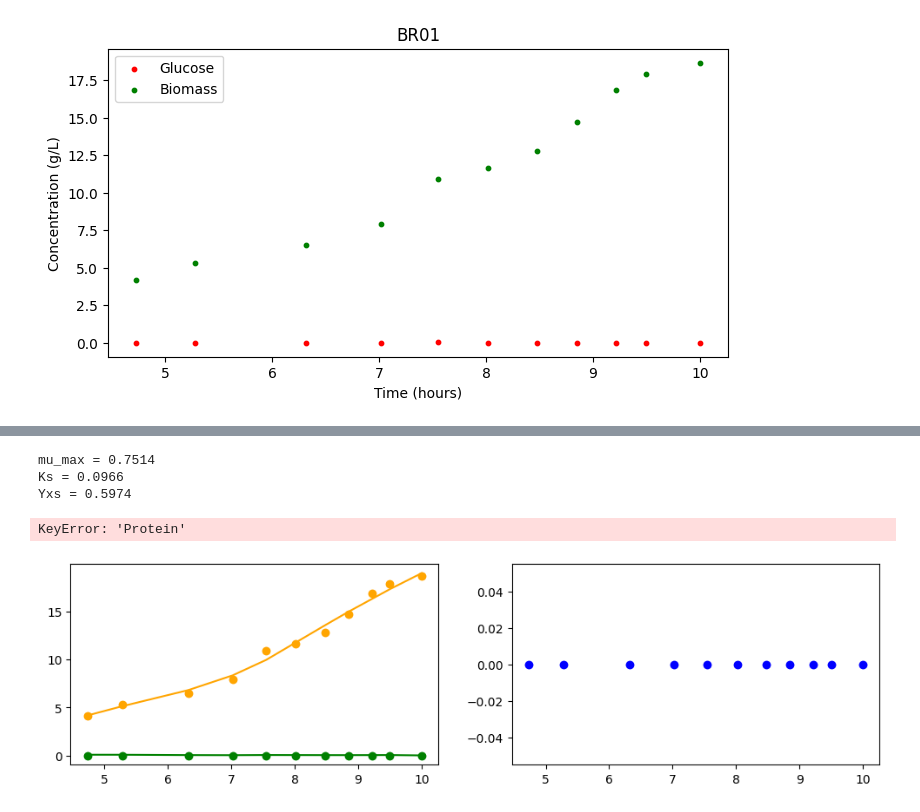
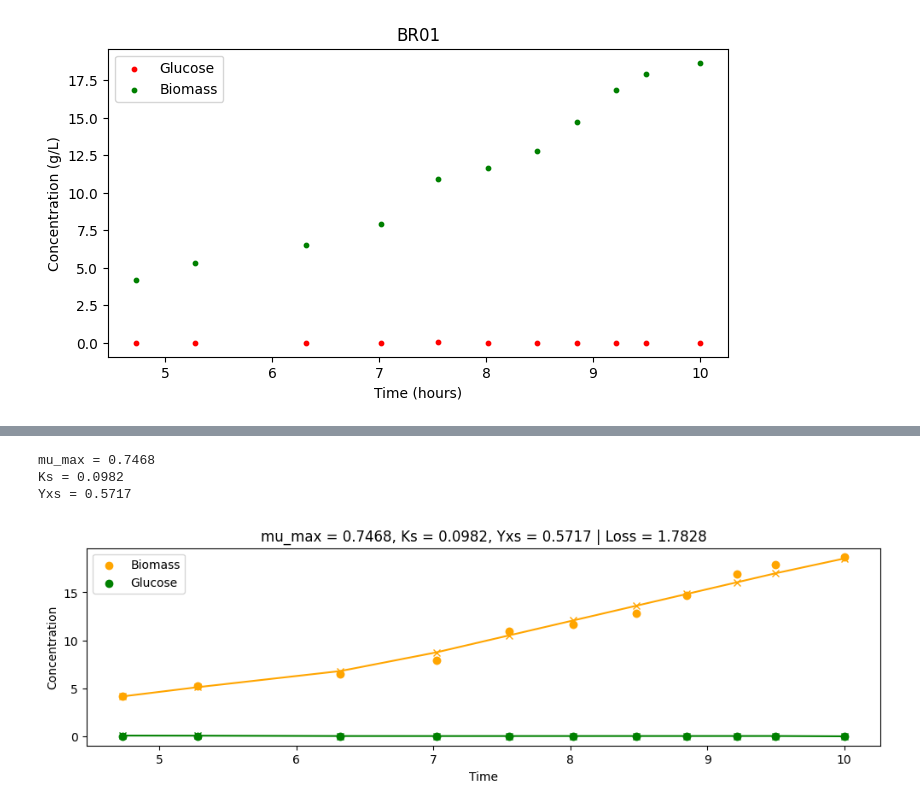
Before and after one commit to costasmexis/dynamic-modeling, a Jupyter notebook: fedbatch/Notebook_fedbatch_main.ipynb, the cells around one changed output, grey strips where cells are left out. Cells and saved outputs as stored; diff of their text form; code cells hidden in the pictures.

```diff
--- a/fedbatch/Notebook_fedbatch_main.ipynb
+++ b/fedbatch/Notebook_fedbatch_main.ipynb
@@ -13,8 +10,12 @@ from src.utils import get_data_and_feed, plot_experiment, get_volume
 
 FILENAME = "../data/data_processed.xlsx"
 EXPERIMENT = "BR01"
+S_IN = 1.43 * 200
 # %%
 full_df, feeds = get_data_and_feed(file_name=FILENAME, experiment=EXPERIMENT, keep_only='FB')
+
+# Get initial volume
+V0 = full_df['V'].iloc[0]
 
 print(f"Dataset shape: {full_df.shape}")
 
@@ -25,5 +26,5 @@ Dataset shape: (11, 8)
 # %%
 train_df = full_df.iloc[:999]
 
-net, u_pred, loss = main(train_df=train_df, full_df=full_df, feeds=feeds, Sin = 1.43 * 200, V0=1.55, num_epochs=10000)
+net, u_pred, loss = main(train_df=train_df, full_df=full_df, feeds=feeds, Sin=S_IN, V0=V0, num_epochs=30000)
 # %% [output]
@@ -47,13 +48,12 @@ mu_max: 0.7498, K_s: 0.0977, Y_xs: 0.5976
 # %%
 print(f'mu_max = {net.mu_max.item():.4f}')
 print(f'Ks = {net.K_s.item():.4f}')
 print(f'Yxs = {net.Y_xs.item():.4f}')
 
 title = f"mu_max = {net.mu_max.item():.4f}, Ks = {net.K_s.item():.4f}, Yxs = {net.Y_xs.item():.4f} | Loss = {loss:.4f}"
-plot_net_predictions(full_df=full_df, train_df=train_df, u_pred=u_pred)
+plot_net_predictions(full_df=full_df, train_df=train_df, u_pred=u_pred, title=title)
 # %% [output]
-mu_max = 0.7514
-Ks = 0.0966
-Yxs = 0.5974
+mu_max = 0.7468
+Ks = 0.0982
+Yxs = 0.5717
-KeyError: 'Protein'
-[figure, old version]
+[figure, new version]
```
Also changed, not shown: parts of 2 cells of this notebook, 1 other file.
